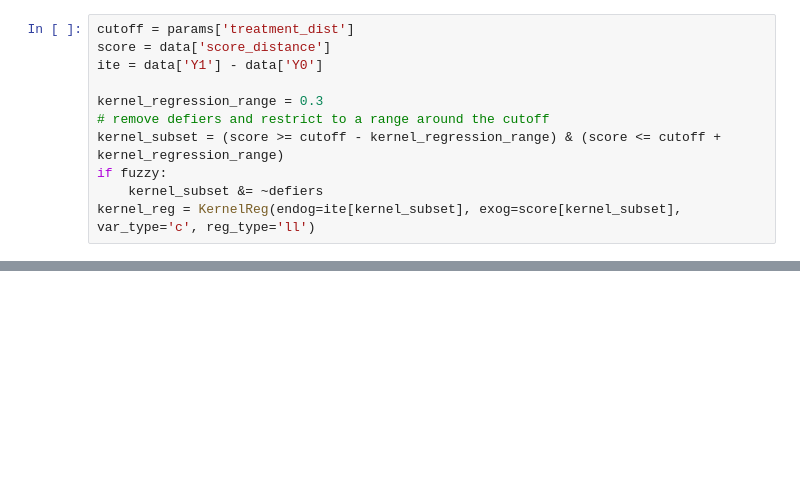
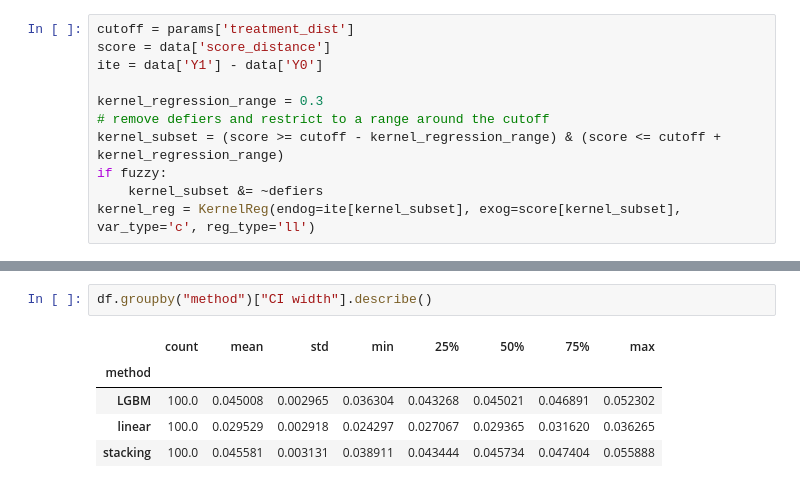
Before and after one commit to DoubleML/doubleml-rdflex, a Jupyter notebook: doubleml/rdd/notebooks/example_nb_area_yield_v01.ipynb, the cells around one changed output, grey strips where cells are left out. Saved outputs shown, nothing was run; the diff lists cells and outputs as text; blank space fills up the shorter version.

```diff
--- a/doubleml/rdd/notebooks/example_nb_area_yield_v01.ipynb
+++ b/doubleml/rdd/notebooks/example_nb_area_yield_v01.ipynb
@@ -217,3 +282,11 @@ Name: coverage, dtype: float64
+# %%
+df.groupby("method")["CI width"].describe()
+# %% [output]
+|  | count | mean | std | min | 25% | 50% | 75% | max |
+| method |  |  |  |  |  |  |  |  |
+| LGBM | 100.0 | 0.045008 | 0.002965 | 0.036304 | 0.043268 | 0.045021 | 0.046891 | 0.052302 |
+| linear | 100.0 | 0.029529 | 0.002918 | 0.024297 | 0.027067 | 0.029365 | 0.031620 | 0.036265 |
+| stacking | 100.0 | 0.045581 | 0.003131 | 0.038911 | 0.043444 | 0.045734 | 0.047404 | 0.055888 |
 # %%
 unique_methods = df['method'].unique()
 
```
Also changed, not shown: parts of 19 cells of this notebook, 1 other file.
